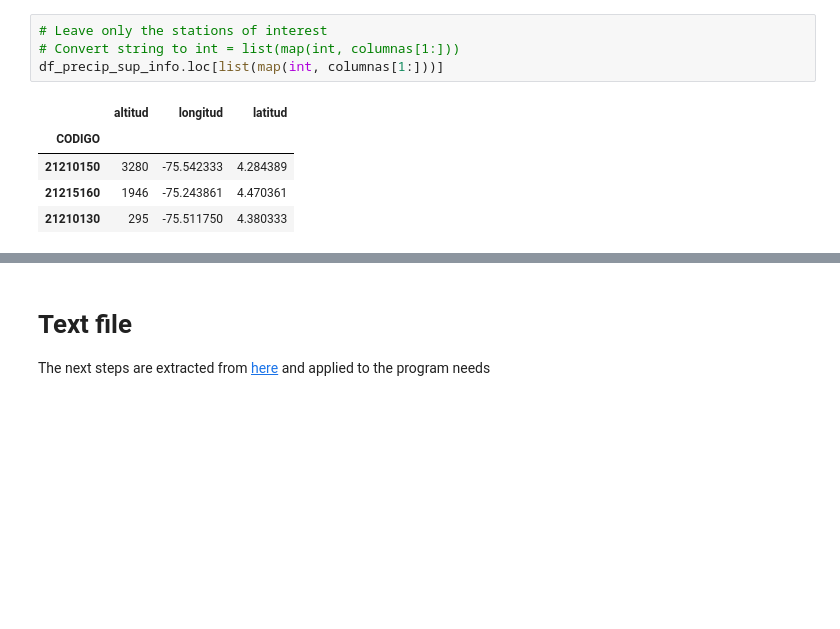
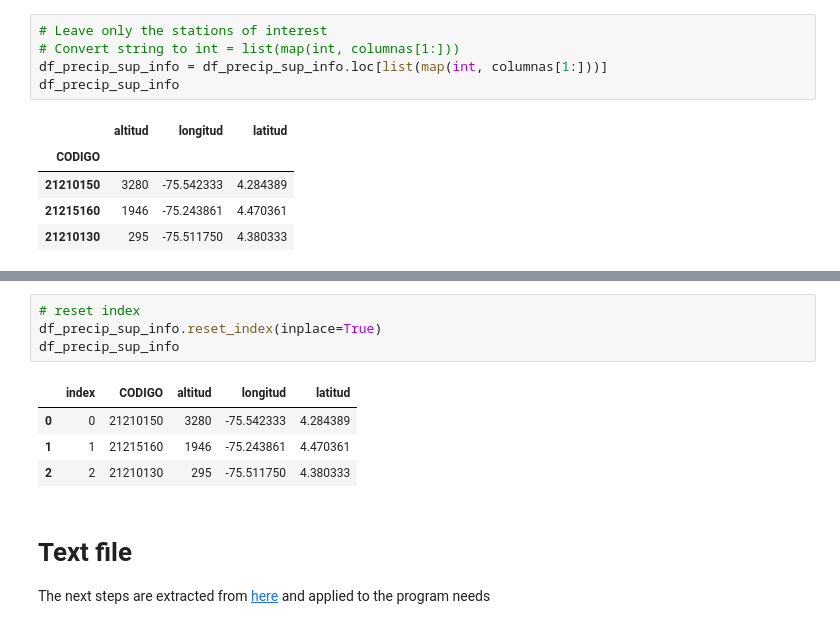
Before and after one commit to IngButters/input_Tetis, a Jupyter notebook: input_Tetis.ipynb, the cells around one changed output, grey strips where cells are left out. Cells and saved outputs as stored; diff of their text form; blank space fills up the shorter version.

```diff
--- a/input_Tetis.ipynb
+++ b/input_Tetis.ipynb
@@ -110,7 +112,8 @@ df_precip_sup_info
 # %%
 # Leave only the stations of interest
 # Convert string to int = list(map(int, columnas[1:]))
-df_precip_sup_info.loc[list(map(int, columnas[1:]))]
+df_precip_sup_info = df_precip_sup_info.loc[list(map(int, columnas[1:]))]
+df_precip_sup_info
 # %% [output]
 |  | altitud | longitud | latitud |
 | CODIGO |  |  |  |
@@ -120,3 +142,12 @@ df_precip_sup_info.loc[list(map(int, columnas[1:]))]
+# %%
+# reset index
+df_precip_sup_info.reset_index(inplace=True)
+df_precip_sup_info
+# %% [output]
+|  | index | CODIGO | altitud | longitud | latitud |
+| 0 | 0 | 21210150 | 3280 | -75.542333 | 4.284389 |
+| 1 | 1 | 21215160 | 1946 | -75.243861 | 4.470361 |
+| 2 | 2 | 21210130 | 295 | -75.511750 | 4.380333 |
 # %% [markdown]
 # Text file
 The next steps are extracted from [here](https://www.guru99.com/reading-and-writing-files-in-python.html#1) and applied to the program needs
```
Also changed, not shown: parts of 11 cells of this notebook, 1 other file.
